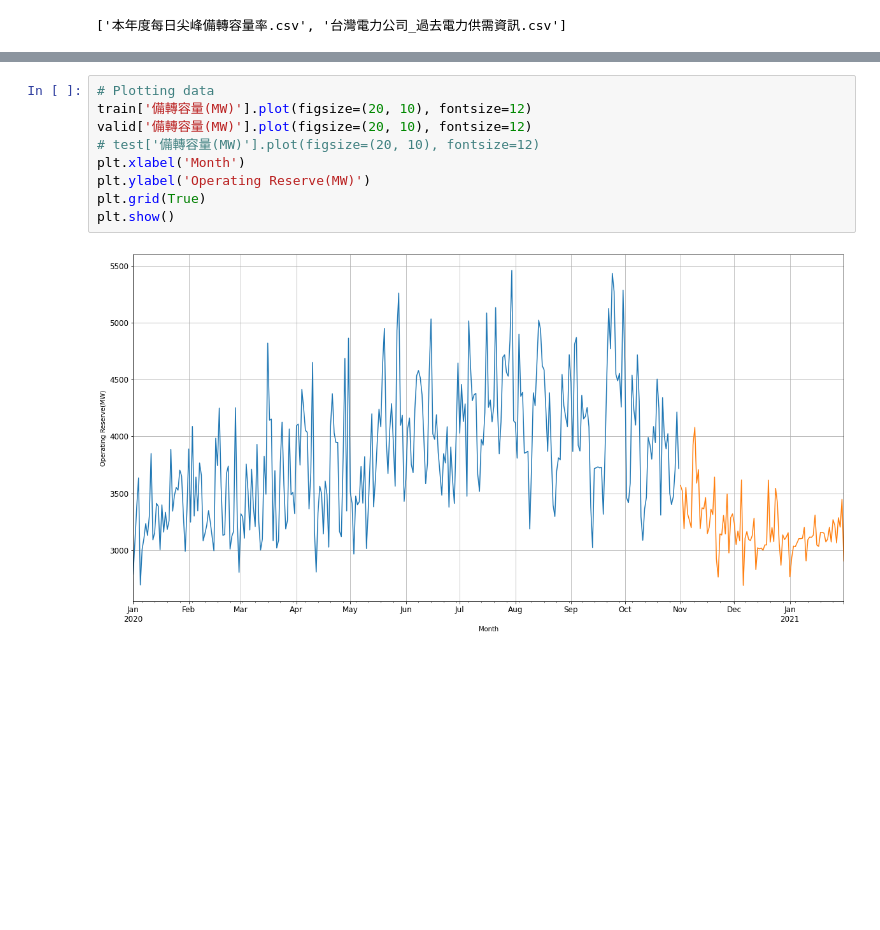
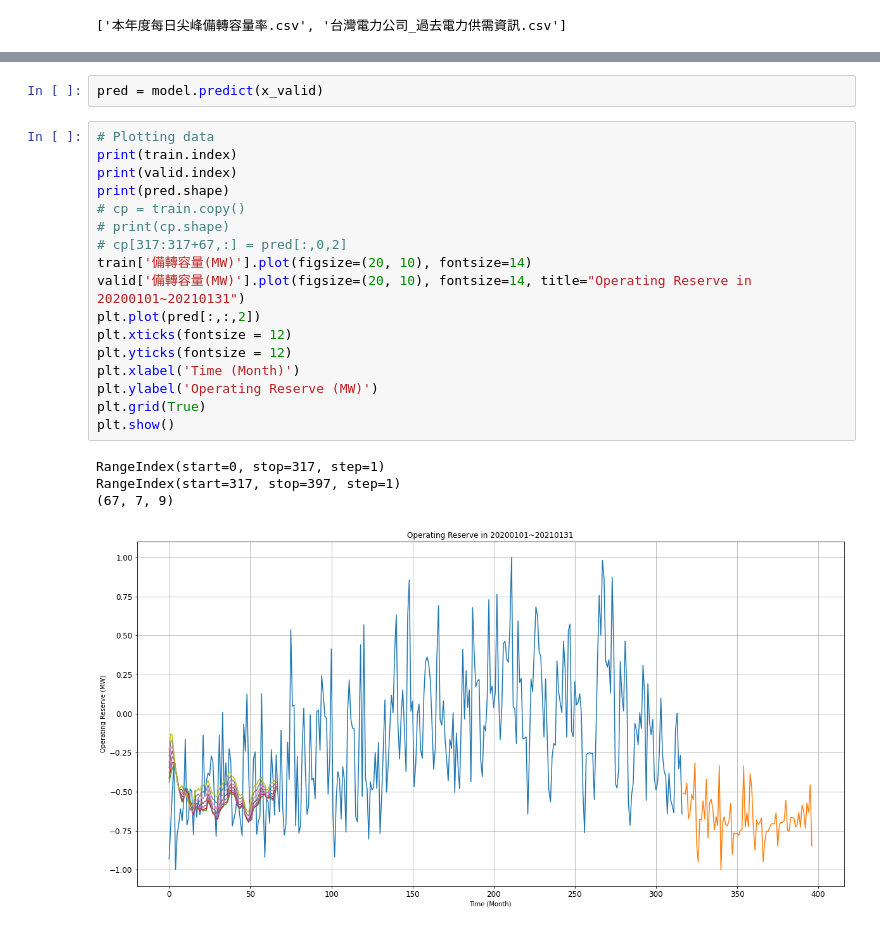
Before and after one commit to Howeng98/DSAI_HW1, a Jupyter notebook: DSAI_hw1.ipynb, the cells around one changed output, grey strips where cells are left out. Saved outputs shown, nothing was run; the diff lists cells and outputs as text; blank space fills up the shorter version.

```diff
--- a/DSAI_hw1.ipynb
+++ b/DSAI_hw1.ipynb
@@ -93,11 +182,24 @@ See the caveats in the documentation: https://pandas.pydata.org/pandas-docs/stab
+# %%
+pred = model.predict(x_valid)
 # %%
 # Plotting data
-train['備轉容量(MW)'].plot(figsize=(20, 10), fontsize=12)
-valid['備轉容量(MW)'].plot(figsize=(20, 10), fontsize=12)
-# test['備轉容量(MW)'].plot(figsize=(20, 10), fontsize=12)
-plt.xlabel('Month')
-plt.ylabel('Operating Reserve(MW)')
+print(train.index)
+print(valid.index)
+print(pred.shape)
+# cp = train.copy()
+# print(cp.shape)
+# cp[317:317+67,:] = pred[:,0,2]
+train['備轉容量(MW)'].plot(figsize=(20, 10), fontsize=14)
+valid['備轉容量(MW)'].plot(figsize=(20, 10), fontsize=14, title="Operating Reserve in 20200101~20210131")
+plt.plot(pred[:,:,2])
+plt.xticks(fontsize = 12)
+plt.yticks(fontsize = 12)
+plt.xlabel('Time (Month)')
+plt.ylabel('Operating Reserve (MW)')
 plt.grid(True)
 plt.show()
 # %% [output]
+RangeIndex(start=0, stop=317, step=1)
+RangeIndex(start=317, stop=397, step=1)
+(67, 7, 9)
-[figure, old version]
+[figure, new version]
```
Also changed, not shown: parts of 13 cells of this notebook.
